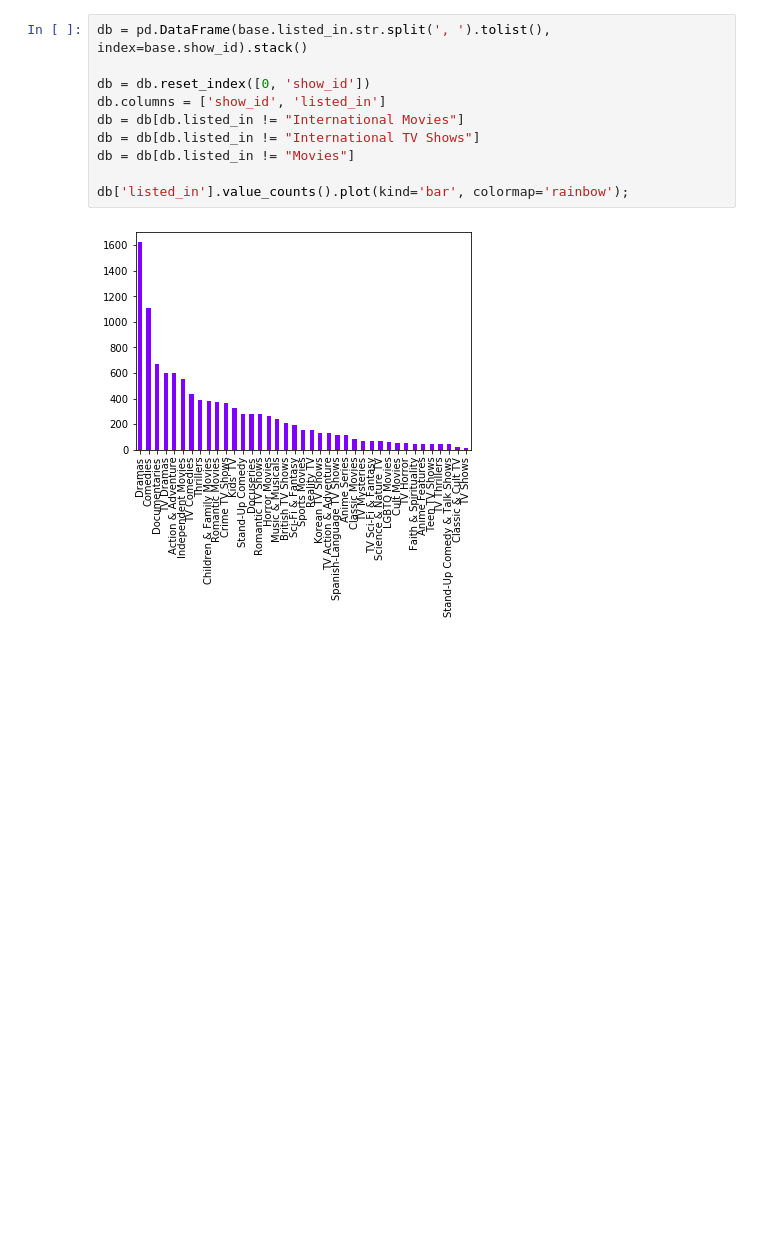
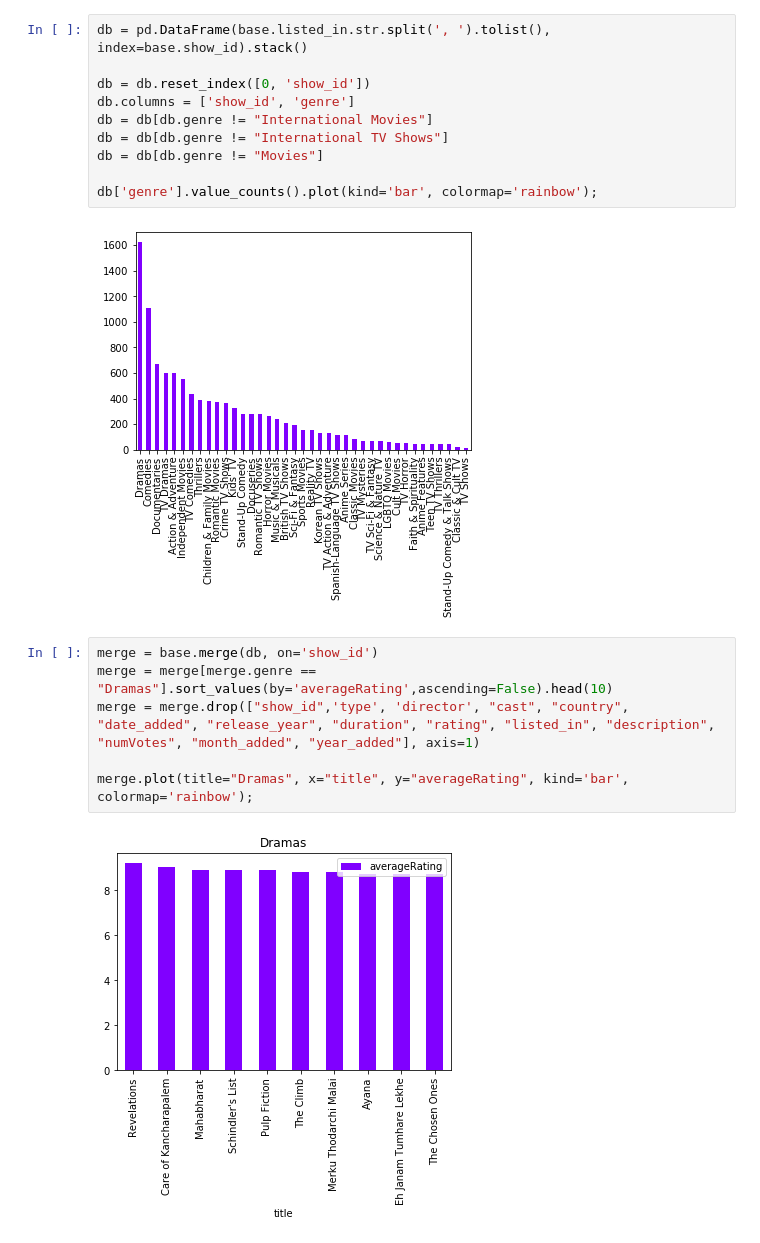
Before and after one commit to AshesOfPhoenix/PR19KKZDBMPBPGS, a Jupyter notebook: highestM.ipynb, the cells around one changed output. Saved outputs shown, nothing was run; the diff lists cells and outputs as text; blank space fills up the shorter version.

```diff
--- a/highestM.ipynb
+++ b/highestM.ipynb
@@ -8,11 +8,19 @@ base=pd.read_csv("Netflix_all.csv")
 db = pd.DataFrame(base.listed_in.str.split(', ').tolist(), index=base.show_id).stack()
 
 db = db.reset_index([0, 'show_id'])
-db.columns = ['show_id', 'listed_in']
-db = db[db.listed_in != "International Movies"]
-db = db[db.listed_in != "International TV Shows"]
-db = db[db.listed_in != "Movies"]
+db.columns = ['show_id', 'genre']
+db = db[db.genre != "International Movies"]
+db = db[db.genre != "International TV Shows"]
+db = db[db.genre != "Movies"]
 
-db['listed_in'].value_counts().plot(kind='bar', colormap='rainbow');
+db['genre'].value_counts().plot(kind='bar', colormap='rainbow');
 # %% [output]
 [figure]
+# %%
+merge = base.merge(db, on='show_id')
+merge = merge[merge.genre == "Dramas"].sort_values(by='averageRating',ascending=False).head(10)
+merge = merge.drop(["show_id",'type', 'director', "cast", "country", "date_added", "release_year", "duration", "rating", "listed_in", "description", "numVotes", "month_added", "year_added"], axis=1)
+
+merge.plot(title="Dramas", x="title", y="averageRating", kind='bar', colormap='rainbow');
+# %% [output]
+[figure, added]
```
